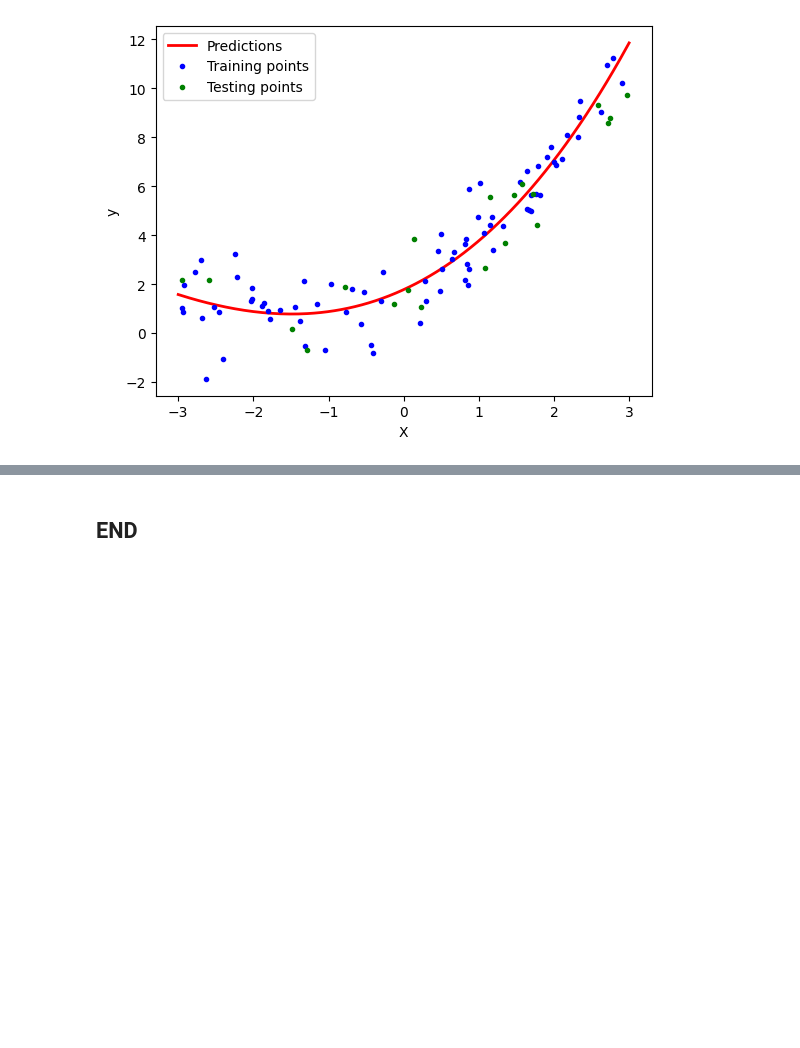
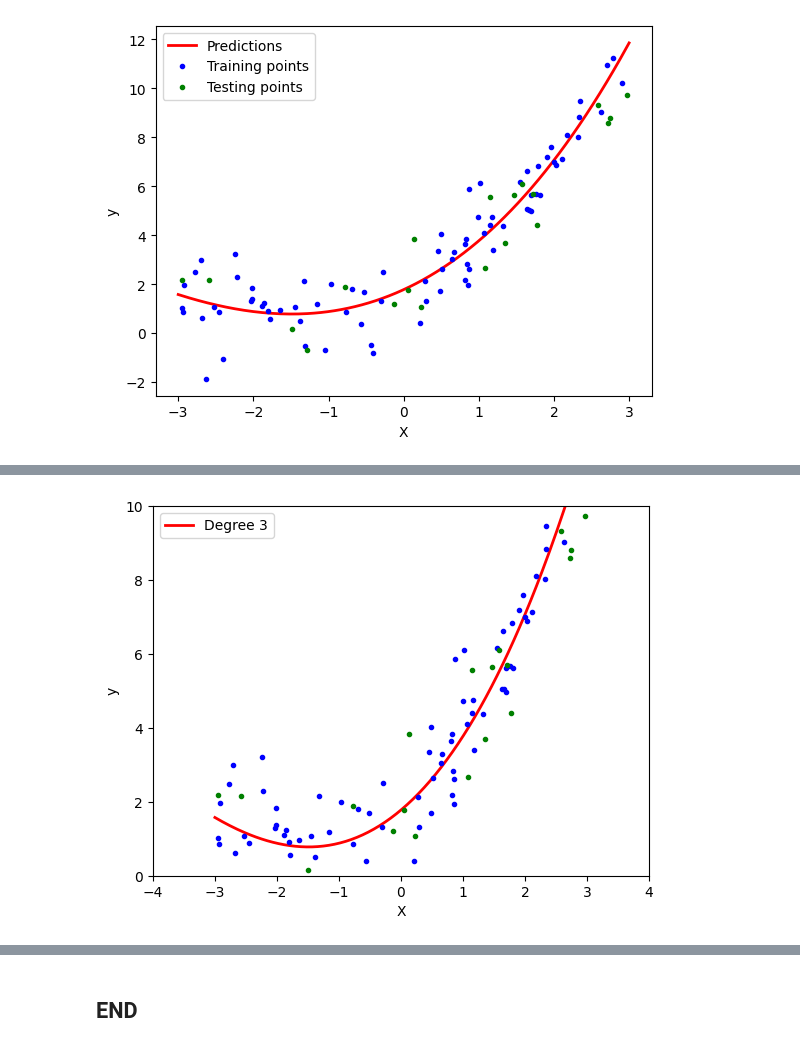
Before and after one commit to himan1009/ML_UPDATED, a Jupyter notebook: linear_regression/polynomial_regression_implementation.ipynb, the cells around one changed output, grey strips where cells are left out. Cells and saved outputs as stored; diff of their text form; code cells hidden in the pictures; blank space fills up the shorter version.

```diff
--- a/linear_regression/polynomial_regression_implementation.ipynb
+++ b/linear_regression/polynomial_regression_implementation.ipynb
@@ -223,0 +253,4 @@ plt.show()
+# %%
+poly_regression(3)
+# %% [output]
+[figure, added]
```
Also changed, not shown: parts of 6 cells of this notebook.
